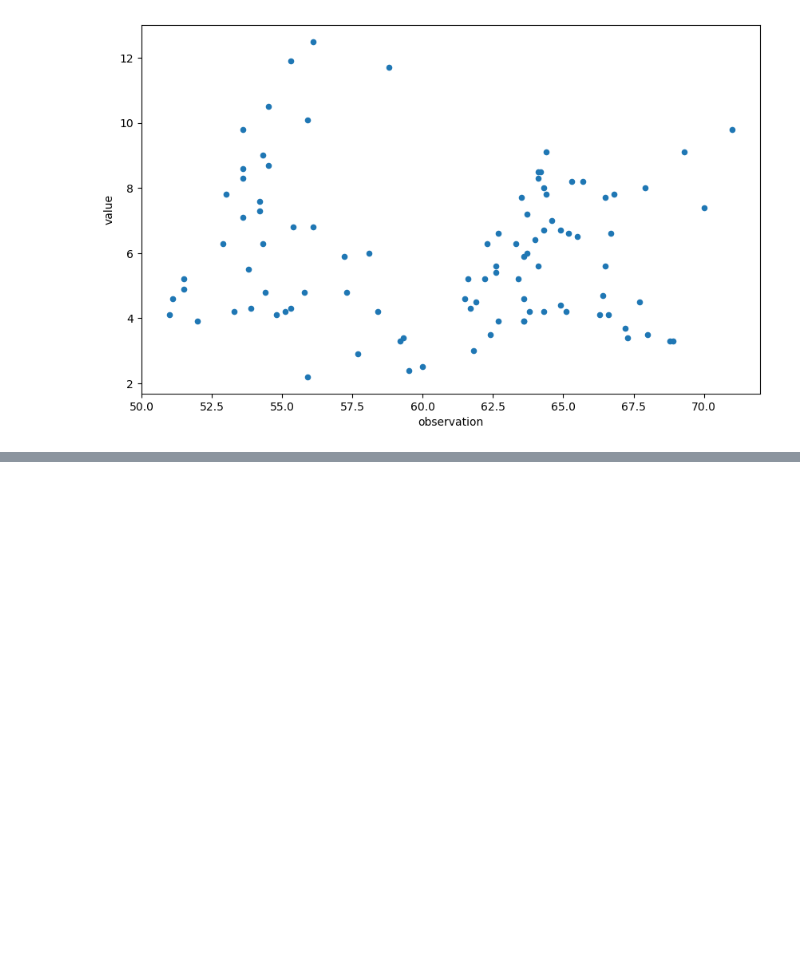
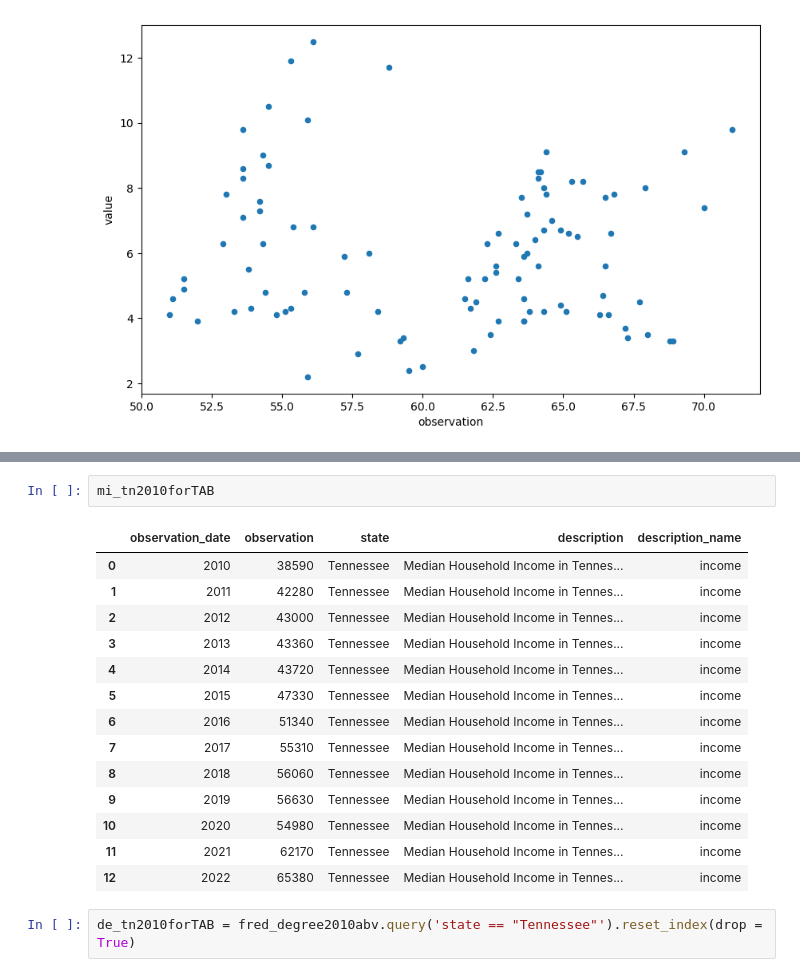
Before and after one commit to Kiirandeep/Capstone, a Jupyter notebook: Script/Unemployment2.ipynb, the cells around one changed output, grey strips where cells are left out. Saved outputs shown, nothing was run; the diff lists cells and outputs as text; blank space fills up the shorter version.

```diff
--- a/Script/Unemployment2.ipynb
+++ b/Script/Unemployment2.ipynb
@@ -943,0 +1000,19 @@ homeownership_unemp2010.plot(kind = 'scatter',
+# %%
+mi_tn2010forTAB
+# %% [output]
+|  | observation_date | observation | state | description | description_name |
+| 0 | 2010 | 38590 | Tennessee | Median Household Income in Tennes... | income |
+| 1 | 2011 | 42280 | Tennessee | Median Household Income in Tennes... | income |
+| 2 | 2012 | 43000 | Tennessee | Median Household Income in Tennes... | income |
+| 3 | 2013 | 43360 | Tennessee | Median Household Income in Tennes... | income |
+| 4 | 2014 | 43720 | Tennessee | Median Household Income in Tennes... | income |
+| 5 | 2015 | 47330 | Tennessee | Median Household Income in Tennes... | income |
+| 6 | 2016 | 51340 | Tennessee | Median Household Income in Tennes... | income |
+| 7 | 2017 | 55310 | Tennessee | Median Household Income in Tennes... | income |
+| 8 | 2018 | 56060 | Tennessee | Median Household Income in Tennes... | income |
+| 9 | 2019 | 56630 | Tennessee | Median Household Income in Tennes... | income |
+| 10 | 2020 | 54980 | Tennessee | Median Household Income in Tennes... | income |
+| 11 | 2021 | 62170 | Tennessee | Median Household Income in Tennes... | income |
+| 12 | 2022 | 65380 | Tennessee | Median Household Income in Tennes... | income |
+# %%
+de_tn2010forTAB = fred_degree2010abv.query('state == "Tennessee"').reset_index(drop = True)
```
Also changed, not shown: parts of 8 cells of this notebook, 3 other files.
